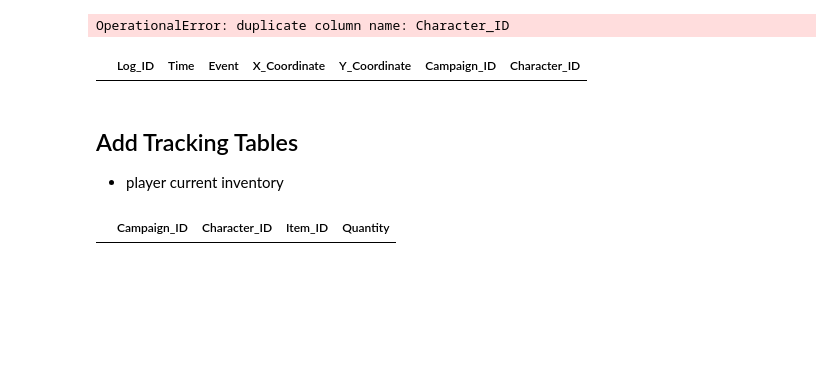
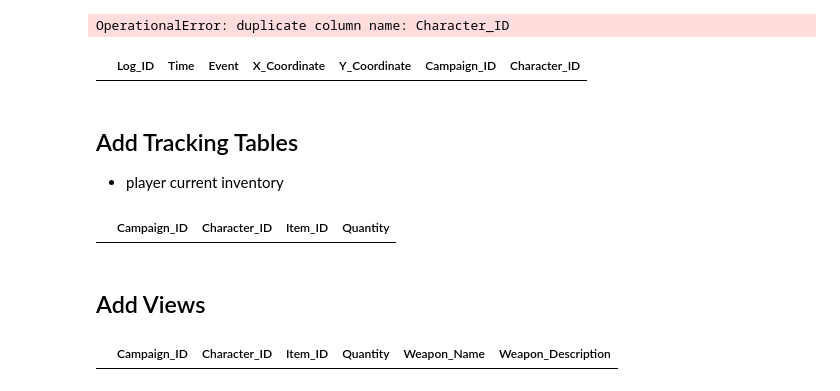
Before and after one commit to kdai11830/ll-dm, a Jupyter notebook: database_creation.ipynb, the cells around one changed output. Saved outputs shown, nothing was run; the diff lists cells and outputs as text; code cells hidden in the pictures; blank space fills up the shorter version.

```diff
--- a/database_creation.ipynb
+++ b/database_creation.ipynb
@@ -195,3 +199,8 @@ RENAME COLUMN "index" TO Item_ID;
 run_query(db, query)
 # %% [output]
 OperationalError: no such column: ""index""
+# %%
+query = '''
+SELECT * FROM WORLD_ITEMS
+'''
+run_query(db, query)
@@ -357,3 +380,24 @@ SELECT * FROM CHARACTER_INVENTORY
 run_query(db, query)
 # %% [output]
 |  | Campaign_ID | Character_ID | Item_ID | Quantity |
+# %% [markdown]
+## Add Views
+# %%
+query = '''
+CREATE VIEW IF NOT EXISTS CHARACTER_INVENTORY_DETAILS
+AS
+SELECT
+    a.Campaign_ID, a.Character_ID, a.Item_ID, a.Quantity,
+    b.Weapon_Name, b.Weapon_Description
+FROM CHARACTER_INVENTORY a
+JOIN WORLD_ITEMS b ON a.Item_ID = b.Item_ID
+'''
+
+run_query(db, query)
+# %%
+query = '''
+SELECT * FROM CHARACTER_INVENTORY_DETAILS
+'''
+run_query(db, query)
+# %% [output]
+|  | Campaign_ID | Character_ID | Item_ID | Quantity | Weapon_Name | Weapon_Description |
```
Also changed, not shown: parts of 4 cells of this notebook, 2 other files.
